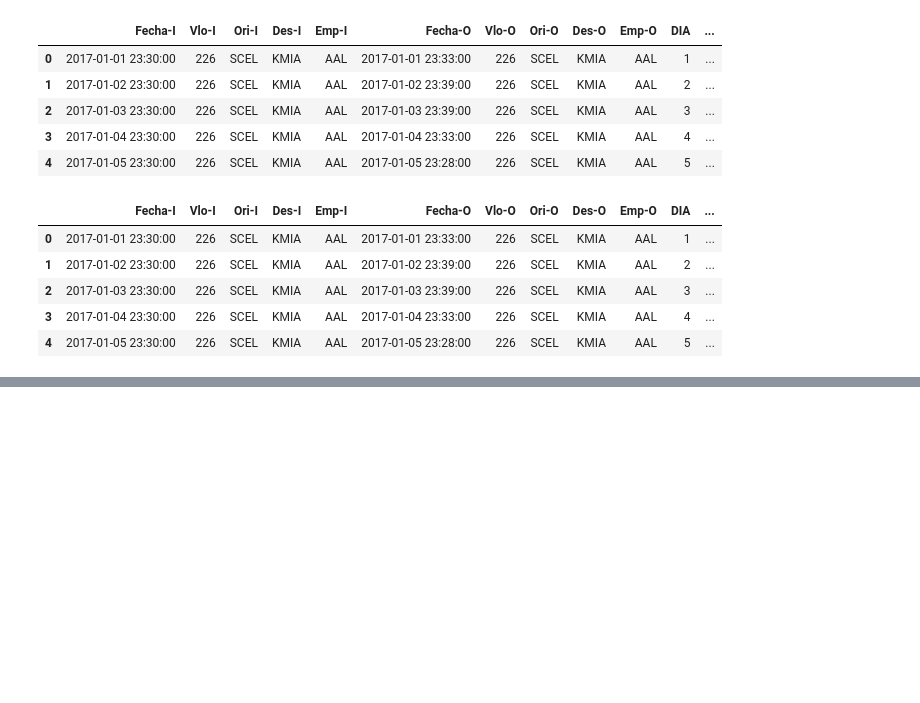
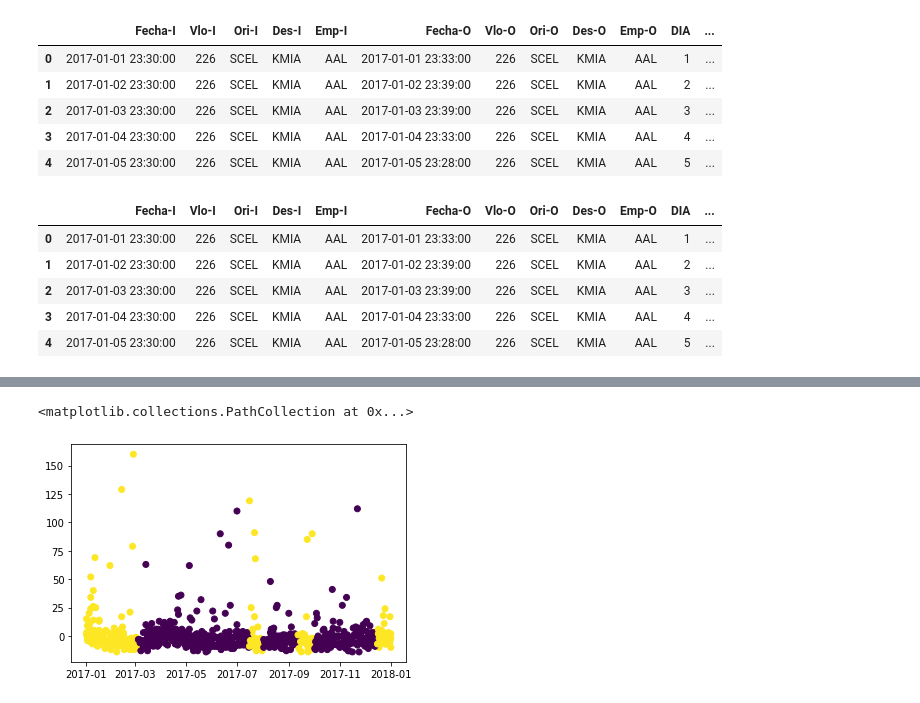
Before and after one commit to juliom86/Challenge-Data-Scientist-Latam, a Jupyter notebook: Soluciones.ipynb, the cells around one changed output, grey strips where cells are left out. Drawn from its saved outputs; the diff is of its cells as text; code cells hidden in the pictures; blank space fills up the shorter version.

```diff
--- a/Soluciones.ipynb
+++ b/Soluciones.ipynb
@@ -249,0 +283,5 @@ df.tail(60)
+# %%
+plt.scatter(aer['Fecha-I'], aer.dif_min, c = aer.temporada_alta)
+# %% [output]
+<matplotlib.collections.PathCollection at 0x...>
+[figure, added]
```
Also changed, not shown: parts of 29 cells of this notebook, 1 other file.
